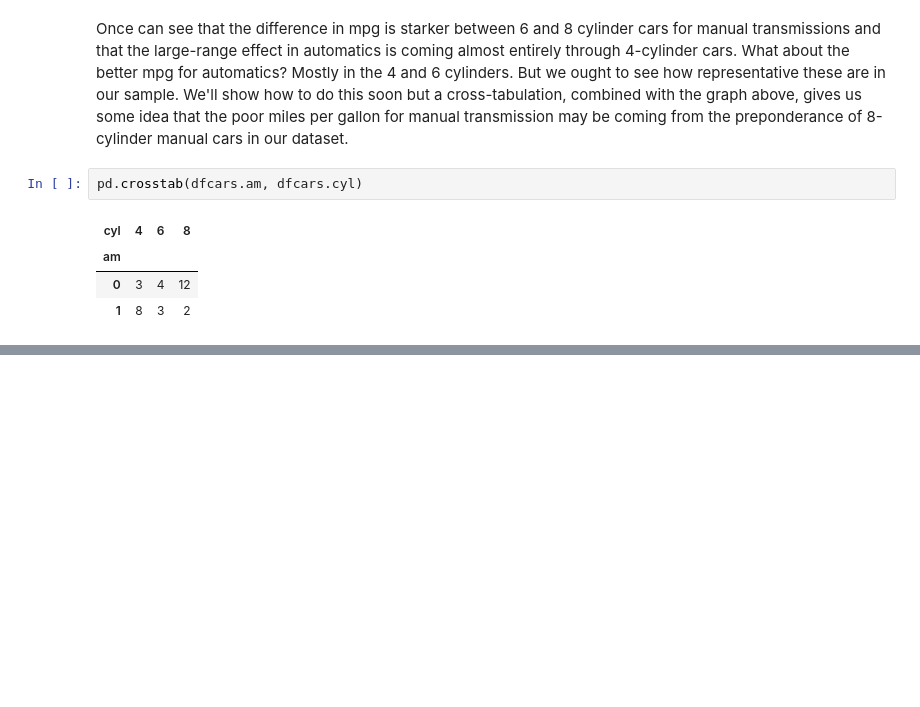
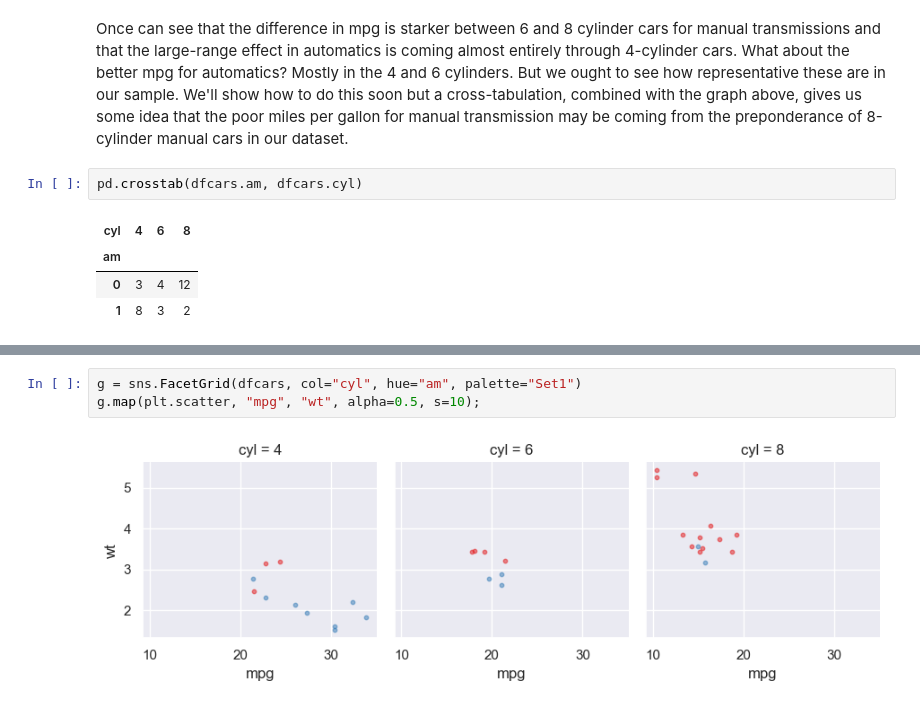
Before and after one commit to crdcamp/lin-reg-application, a Jupyter notebook: references/1_exploratory_data_analysis.ipynb, the cells around one changed output, grey strips where cells are left out. Saved outputs shown, nothing was run; the diff lists cells and outputs as text; blank space fills up the shorter version.

Commit message:
Facet grid

```diff
--- a/references/1_exploratory_data_analysis.ipynb
+++ b/references/1_exploratory_data_analysis.ipynb
@@ -325,0 +332,5 @@ pd.crosstab(dfcars.am, dfcars.cyl)
+# %%
+g = sns.FacetGrid(dfcars, col="cyl", hue="am", palette="Set1")
+g.map(plt.scatter, "mpg", "wt", alpha=0.5, s=10);
+# %% [output]
+[figure, added]
```
Also changed, not shown: parts of 1 cell of this notebook.
